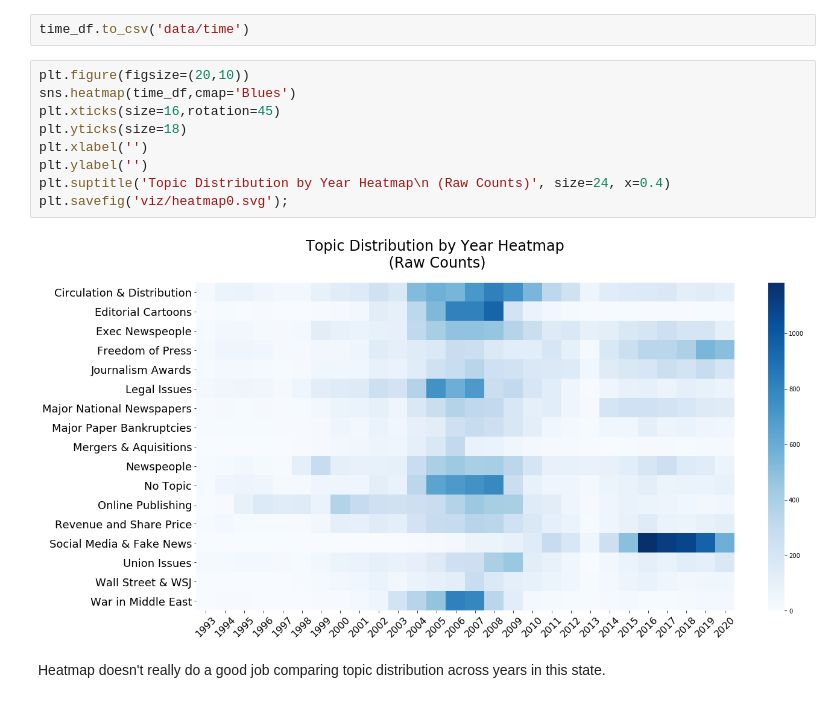
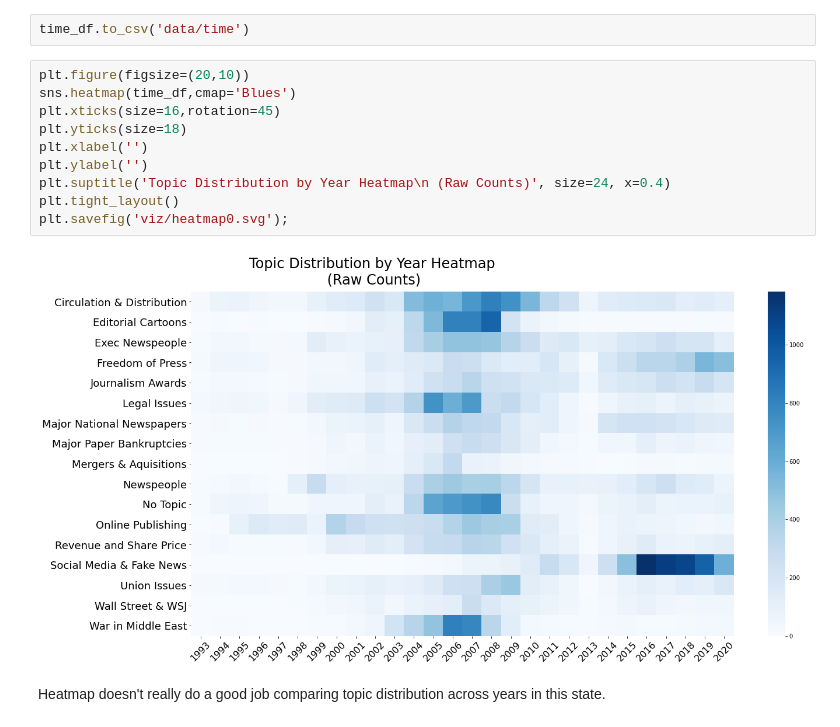
Before and after one commit to max-currier/newspaper_industry_nlp_analysis, a Jupyter notebook: 4_visualization.ipynb, the cells around one changed output. Cells and saved outputs as stored; diff of their text form.

```diff
--- a/4_visualization.ipynb
+++ b/4_visualization.ipynb
@@ -37,14 +37,15 @@ time_df.to_csv('data/time')
 # %%
 plt.figure(figsize=(20,10))
 sns.heatmap(time_df,cmap='Blues')
 plt.xticks(size=16,rotation=45)
 plt.yticks(size=18)
 plt.xlabel('')
 plt.ylabel('')
 plt.suptitle('Topic Distribution by Year Heatmap\n (Raw Counts)', size=24, x=0.4)
+plt.tight_layout()
 plt.savefig('viz/heatmap0.svg');
 # %% [output]
-[figure, old version]
+[figure, new version]
 # %% [markdown]
 Heatmap doesn't really do a good job comparing topic distribution across years in this state.
 # %%
```
Also changed, not shown: parts of 17 cells of this notebook, 18 other files.
